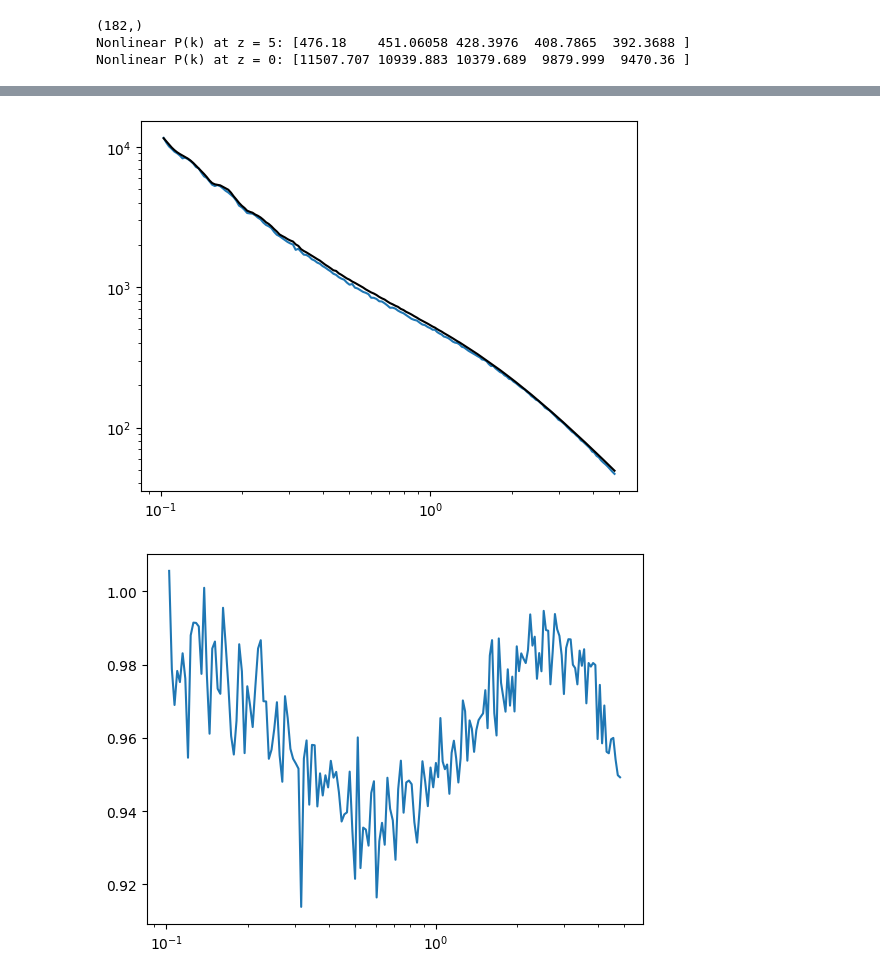
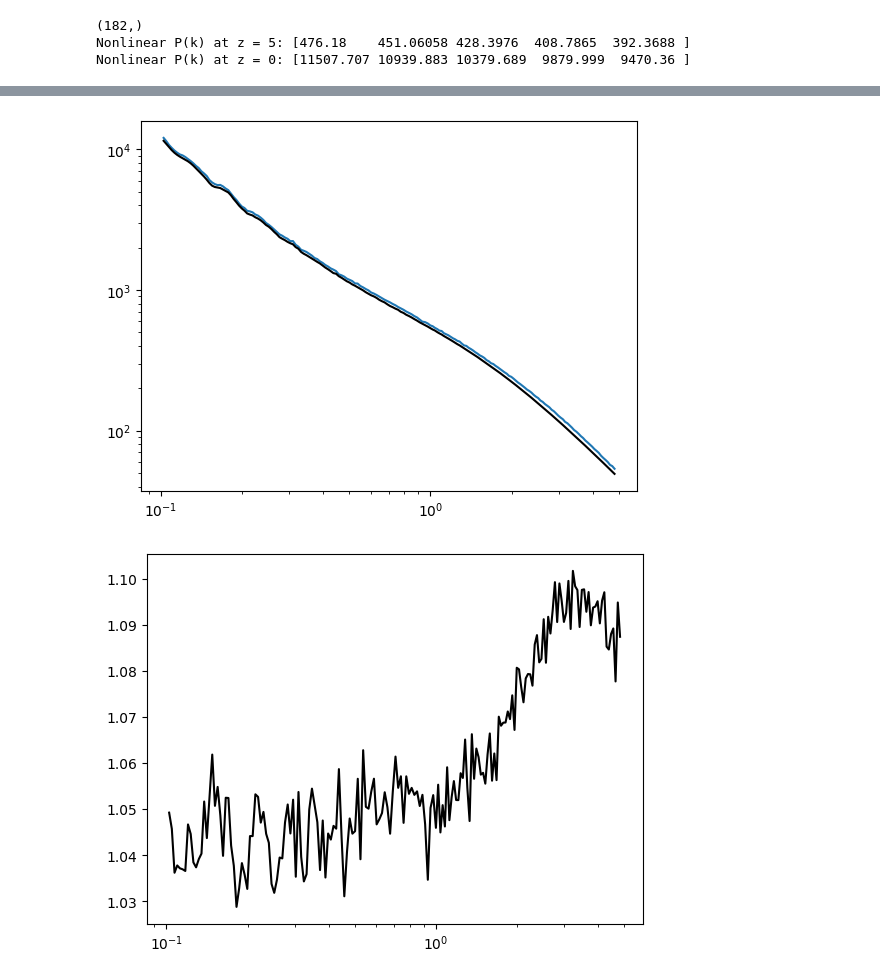
Before and after one commit to pltaylor16/odd_emu, a Jupyter notebook: new_approach/new.ipynb, the cells around one changed output, grey strips where cells are left out. Saved outputs shown, nothing was run; the diff lists cells and outputs as text; code cells hidden in the pictures.

```diff
--- a/new_approach/new.ipynb
+++ b/new_approach/new.ipynb
@@ -184,13 +185,17 @@ P(k, z=0): [11571.477 10707.706 10057.481  9665.058  9235.604]
 # %%
 from matplotlib import pyplot as plt
-plt.plot(k,pk_sol[-1])
+plt.plot(k,pk_mean[-1])
 plt.plot(k,pk_nl_z0, color = 'k')
 plt.xscale('log')
 plt.yscale('log')
 # %% [output]
-[figure, old version]
+[figure, new version]
 # %%
-plt.plot(k,pk_sol[-1]/ pk_nl_z0)
+plt.plot(k,pk_mean[-1]/ pk_nl_z0, color = 'k')
+#plt.plot(k,all_pk[0][-1]/ pk_nl_z0)
+#plt.plot(k,all_pk[1][-1]/ pk_nl_z0)
+#plt.plot(k,all_pk[3][-1]/ pk_nl_z0)
+#plt.plot(k,all_pk[5][-1]/ pk_nl_z0)
 plt.xscale('log')
 # %% [output]
-[figure, old version]
+[figure, new version]
```
Also changed, not shown: parts of 2 cells of this notebook, 2 other files.
